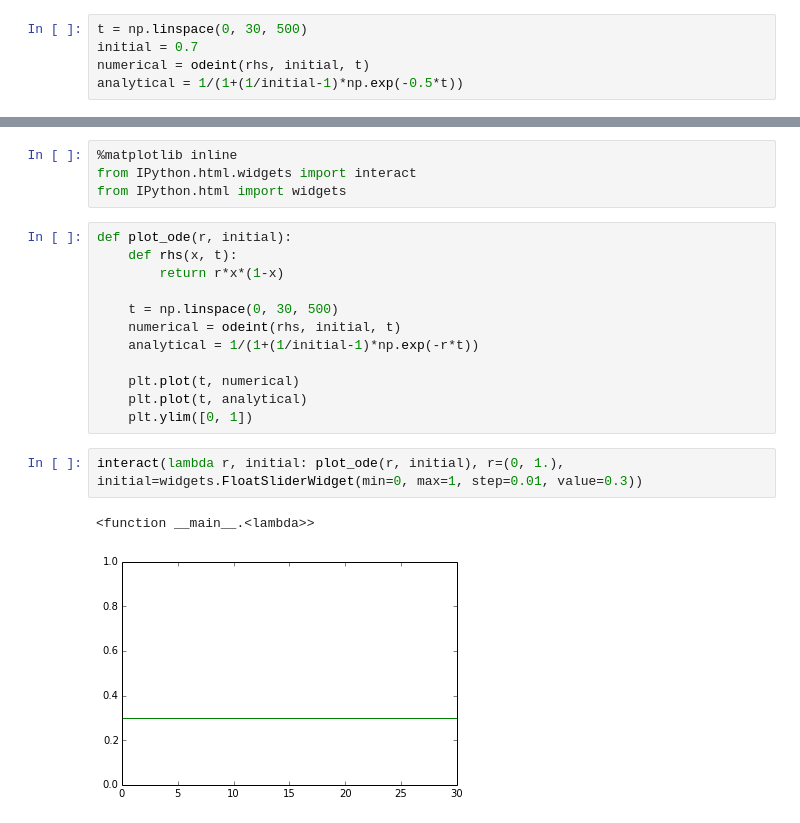
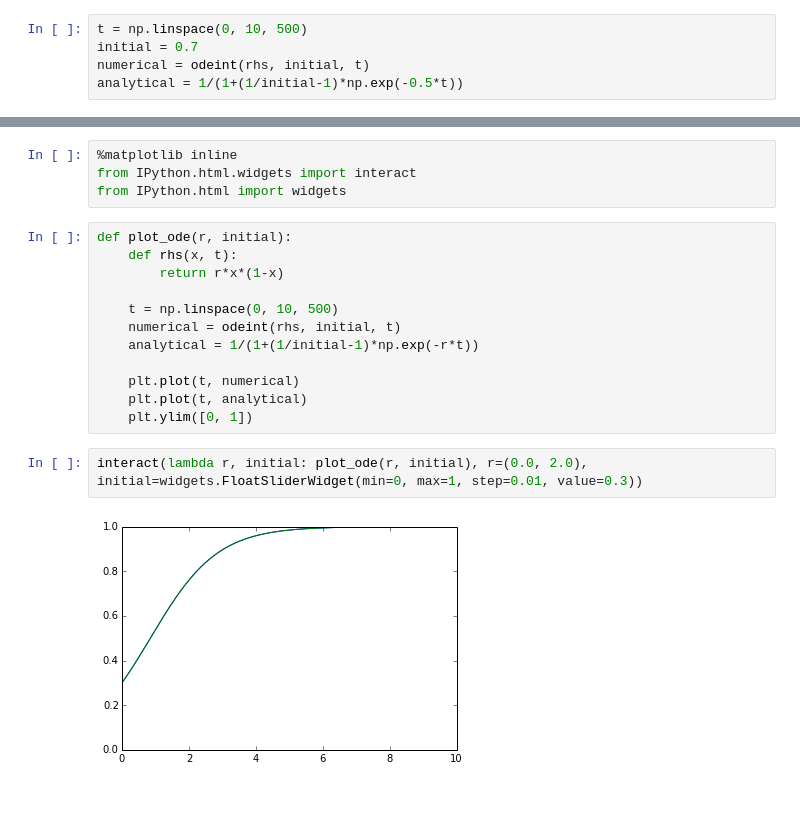
Before and after one commit to BernhardKonrad/Intro-to-python, a Jupyter notebook: full.ipynb, the cells around one changed output, grey strips where cells are left out. Drawn from its saved outputs; the diff is of its cells as text.

```diff
--- a/full.ipynb
+++ b/full.ipynb
@@ -231,7 +252,7 @@ for growth rate $r = 0.5$
 def rhs(x, t):
     return 0.5*x*(1-x)
 # %%
-t = np.linspace(0, 30, 500)
+t = np.linspace(0, 10, 500)
 initial = 0.7
 numerical = odeint(rhs, initial, t)
 analytical = 1/(1+(1/initial-1)*np.exp(-0.5*t))
@@ -423,7 +459,7 @@ def plot_ode(r, initial):
     def rhs(x, t):
         return r*x*(1-x)
 
-    t = np.linspace(0, 30, 500)
+    t = np.linspace(0, 10, 500)
     numerical = odeint(rhs, initial, t)
     analytical = 1/(1+(1/initial-1)*np.exp(-r*t))
 
@@ -431,7 +467,6 @@ def plot_ode(r, initial):
     plt.plot(t, analytical)
     plt.ylim([0, 1])
 # %%
-interact(lambda r, initial: plot_ode(r, initial), r=(0, 1.), initial=widgets.FloatSliderWidget(min=0, max=1, step=0.01, value=0.3))
+interact(lambda r, initial: plot_ode(r, initial), r=(0.0, 2.0), initial=widgets.FloatSliderWidget(min=0, max=1, step=0.01, value=0.3))
 # %% [output]
-<function __main__.<lambda>>
-[figure, old version]
+[figure, new version]
```
Also changed, not shown: parts of 36 cells of this notebook, 1 other file.
